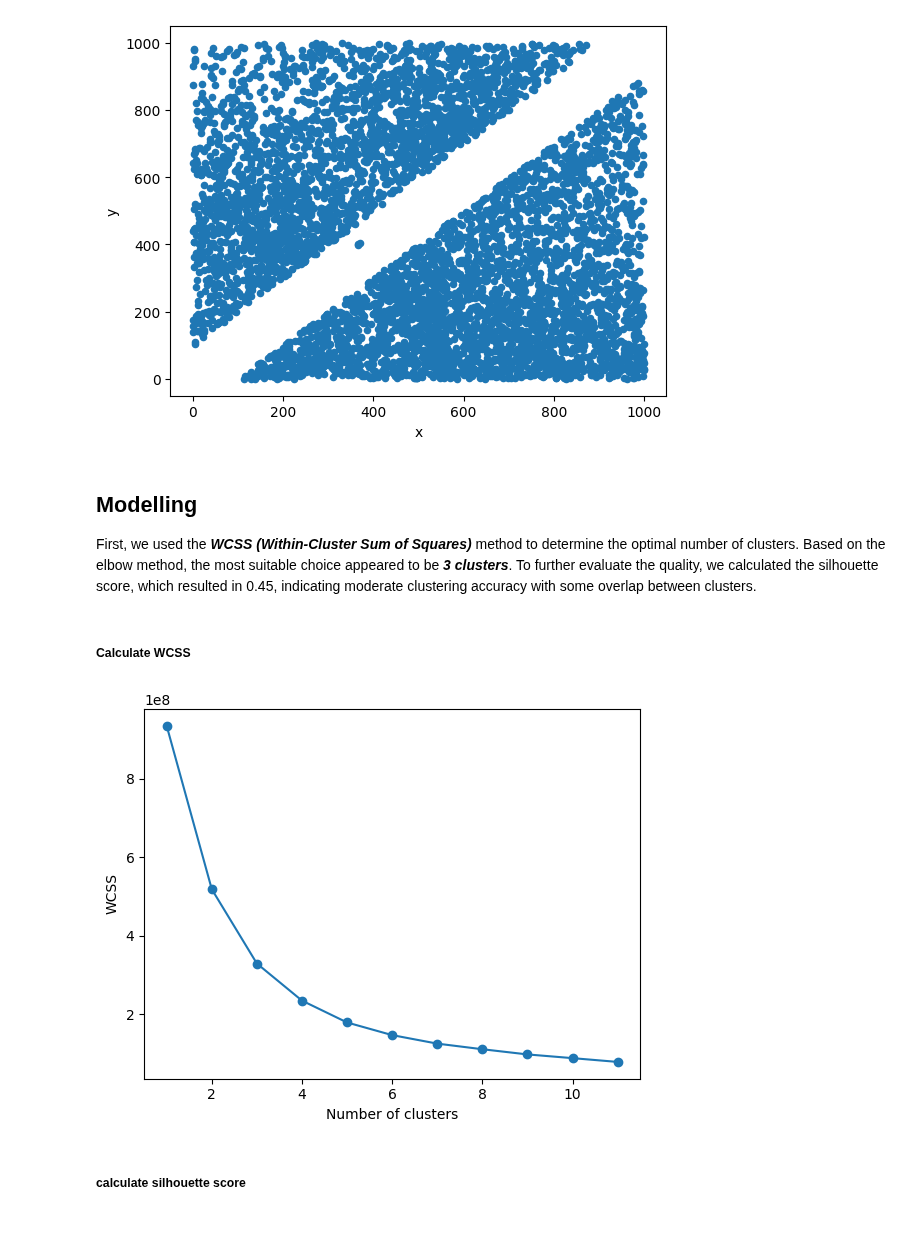
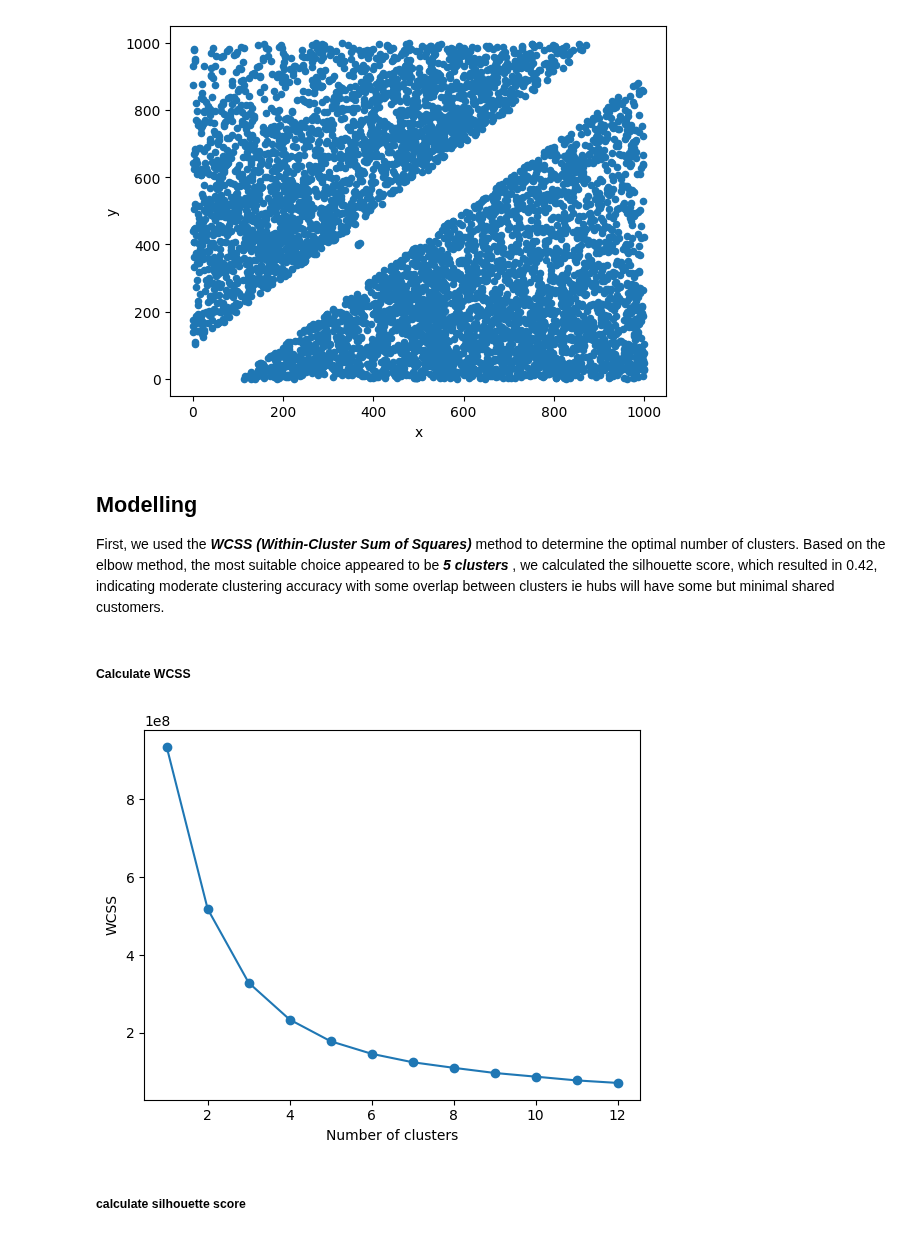
Before and after one commit to joojaa7/dataK-koneO, a Jupyter notebook: A05/A05_clustering.ipynb, the cells around one changed output. Saved outputs shown, nothing was run; the diff lists cells and outputs as text; code cells hidden in the pictures.

Commit message:
-A05_Clustering start(WIP)

```diff
--- a/A05/A05_clustering.ipynb
+++ b/A05/A05_clustering.ipynb
@@ -64,22 +64,22 @@ df.plot.scatter(x='x', y='y')
 [figure]
 # %% [markdown]
 ## Modelling
-First, we used the ***WCSS (Within-Cluster Sum of Squares)*** method to determine the optimal number of clusters. Based on the elbow method, the most suitable choice appeared to be ***3 clusters***. To further evaluate the quality, we calculated the silhouette score, which resulted in 0.45, indicating moderate clustering accuracy with some overlap between clusters.
+First, we used the ***WCSS (Within-Cluster Sum of Squares)*** method to determine the optimal number of clusters. Based on the elbow method, the most suitable choice appeared to be ***5 clusters*** , we calculated the silhouette score, which resulted in 0.42, indicating moderate clustering accuracy with some overlap between clusters ie hubs will have some but minimal shared customers.
 # %% [markdown]
 ##### Calculate WCSS
 # %%
-# "Kyynärpää" ~5 klusterin kohdalla
+
 wcss = []
-for i in range(1,12):
+for i in range(1,13):
     model = KMeans(init='random', n_clusters=i, random_state=42).fit(df)
     wcss.append(model.inertia_)
 
-plt.plot(list(range(1,12)), wcss, 'o-')
+plt.plot(list(range(1,13)), wcss, 'o-')
 plt.xlabel('Number of clusters')
 plt.ylabel('WCSS')
 plt.show()
 # %% [output]
-[figure, old version]
+[figure, new version]
 # %% [markdown]
 ##### calculate silhouette score
 # %%
```
Also changed, not shown: parts of 10 cells of this notebook.
